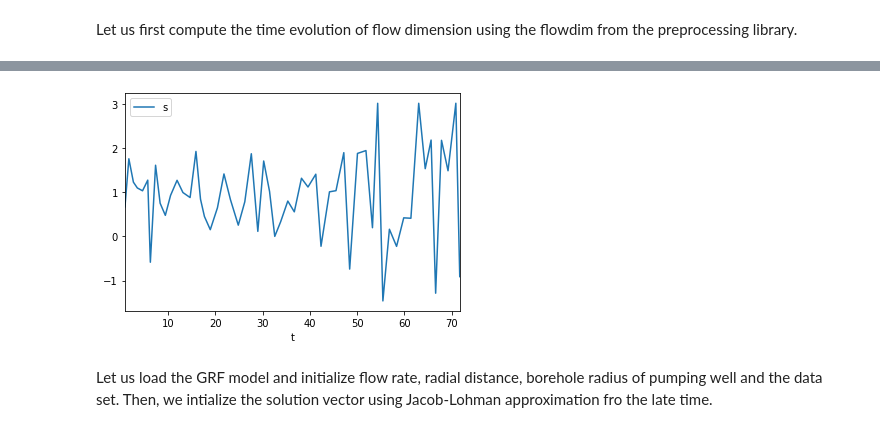
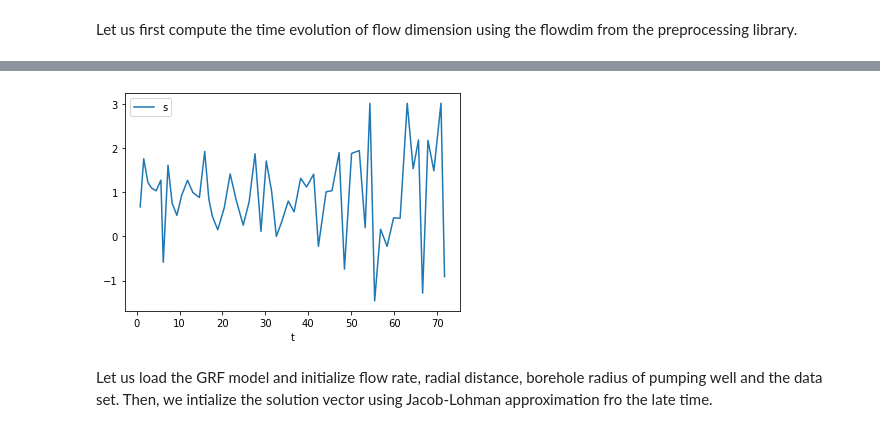
Before and after one commit to UniNE-CHYN/openhytest, a Jupyter notebook: notebooks/Demo_GRF_Barker.ipynb, the cells around one changed output, grey strips where cells are left out. Drawn from its saved outputs; the diff is of its cells as text; code cells hidden in the pictures.

```diff
--- a/notebooks/Demo_GRF_Barker.ipynb
+++ b/notebooks/Demo_GRF_Barker.ipynb
@@ -49,6 +49,6 @@ test.diagnostic()
 # %% [markdown]
 Let us first compute the time evolution of flow dimension using the flowdim from the preprocessing library.
 # %%
-test.flowdim(df=data).plot(x='t', y='s')
+test.fracflowdim(df=data).plot(x='t', y='s')
 np.mean(test.dim['s'])
 # %% [output]
@@ -56,4 +56,4 @@ np.mean(test.dim['s'])
-[figure, old version]
+[figure, new version]
 # %% [markdown]
 Let us load the GRF model and initialize flow rate, radial distance, borehole radius of pumping well and the data set. Then, we intialize the solution vector using Jacob-Lohman approximation fro the late time.
 # %%
```
Also changed, not shown: parts of 4 cells of this notebook, 38 other files.
